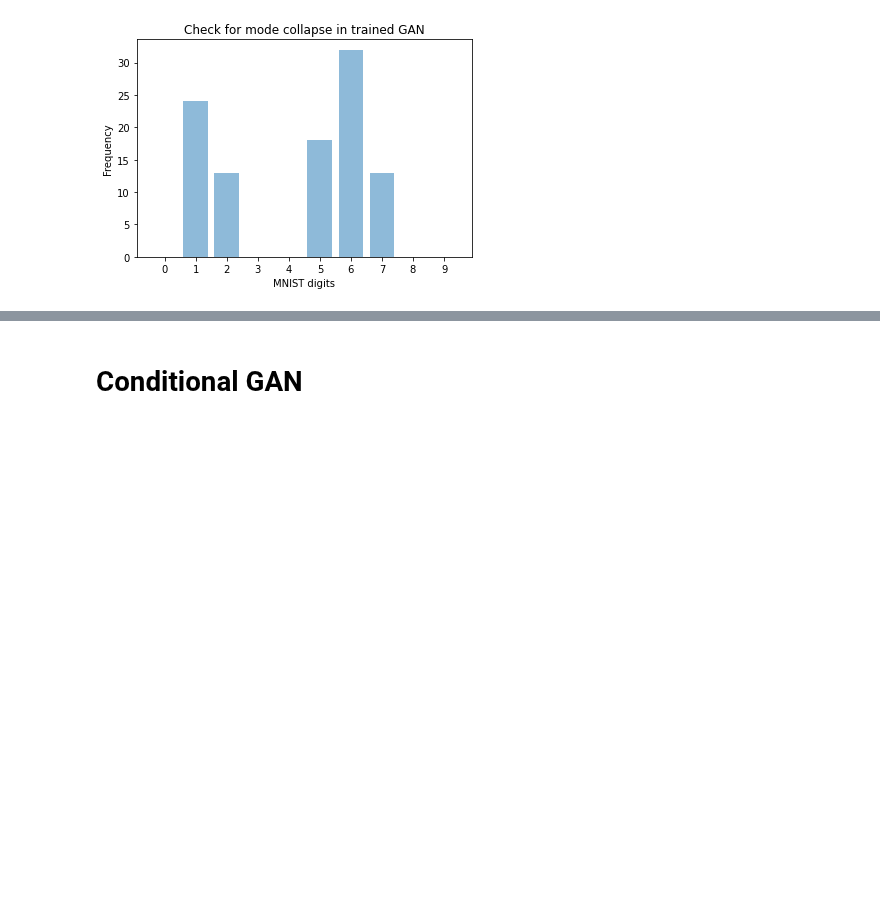
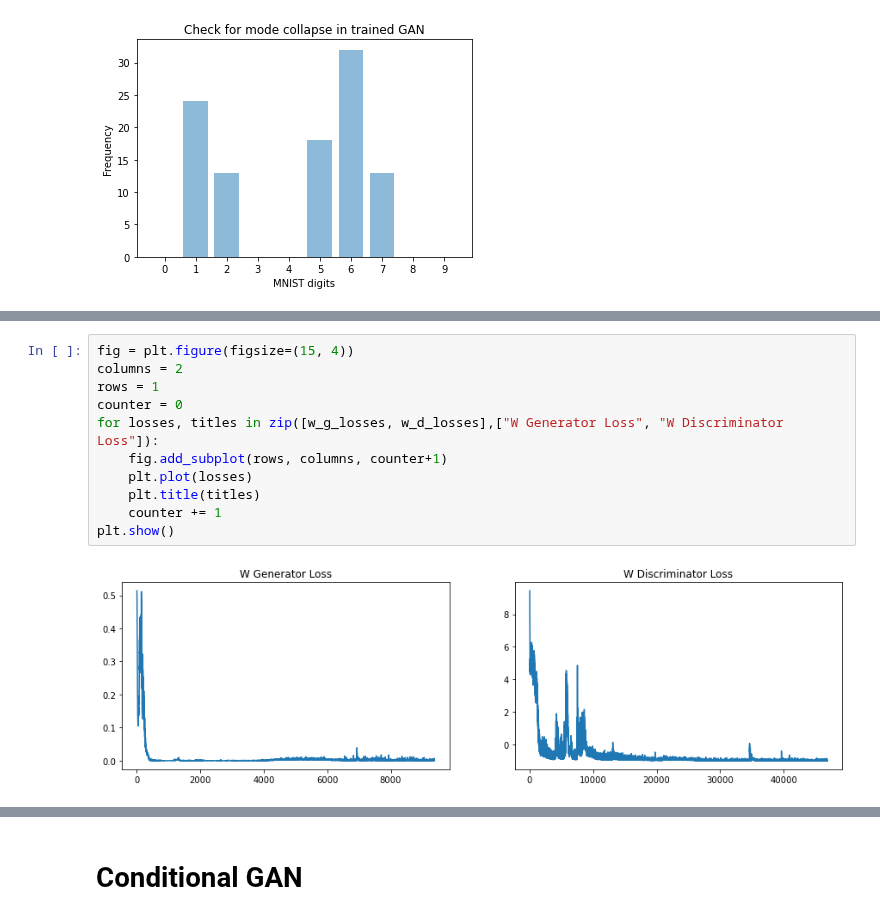
Before and after one commit to pwl482/patrec_2020, a Jupyter notebook: Assignment_12/GAN.ipynb, the cells around one changed output, grey strips where cells are left out. Drawn from its saved outputs; the diff is of its cells as text; blank space fills up the shorter version.

```diff
--- a/Assignment_12/GAN.ipynb
+++ b/Assignment_12/GAN.ipynb
@@ -359,0 +483,13 @@ plt.show()
+# %%
+fig = plt.figure(figsize=(15, 4))
+columns = 2
+rows = 1
+counter = 0
+for losses, titles in zip([w_g_losses, w_d_losses],["W Generator Loss", "W Discriminator Loss"]):
+    fig.add_subplot(rows, columns, counter+1)
+    plt.plot(losses)
+    plt.title(titles)
+    counter += 1
+plt.show()
+# %% [output]
+[figure, added]
```
Also changed, not shown: parts of 16 cells of this notebook.
